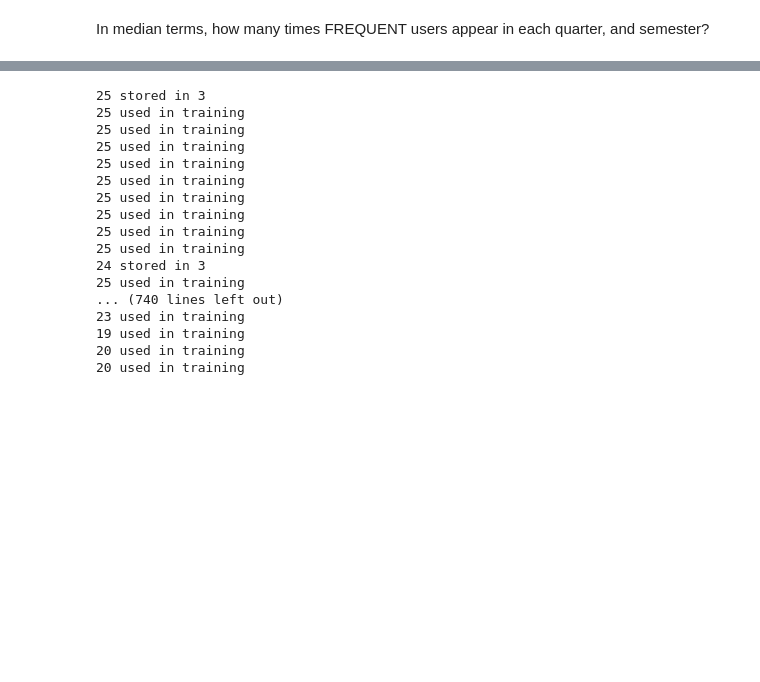
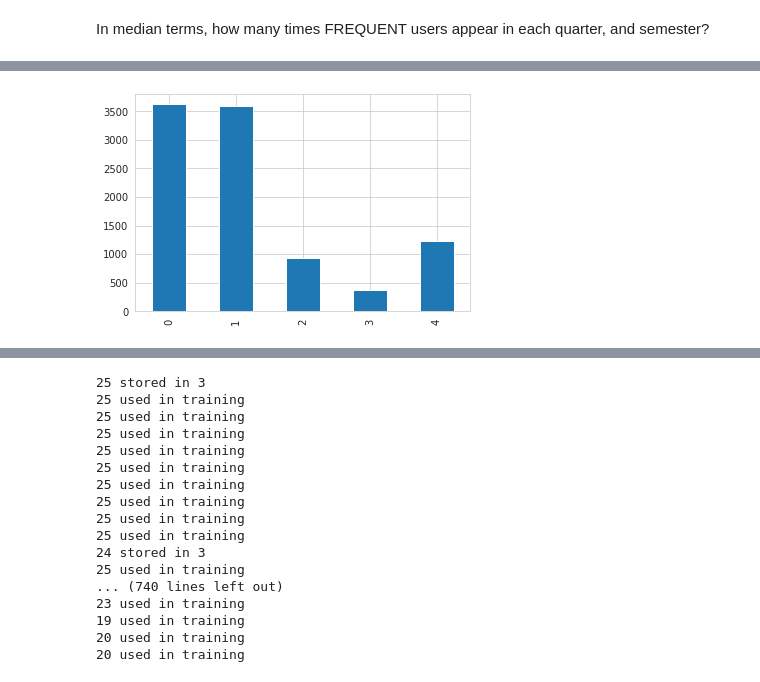
Before and after one commit to Key0412/streamRec-forgetting, a Jupyter notebook: notebooks/Avaliação de Dataset - Movielens.ipynb, the cells around one changed output, grey strips where cells are left out. Saved outputs shown, nothing was run; the diff lists cells and outputs as text; code cells hidden in the pictures; blank space fills up the shorter version.

```diff
--- a/notebooks/Avaliação de Datasets.ipynb
+++ b/notebooks/Avaliação de Dataset - Movielens.ipynb
@@ -336,0 +151,2 @@ user_semestre_interactions.loc[frequent_users_semestre];
+# %%
+user_bucket_interactions_df, dates_fixed_buckets_df = get_fixed_buckets_info(data, 'UserID', interval_start, interval_end)
@@ -336,0 +179,5 @@ user_semestre_interactions.loc[frequent_users_semestre];
+# %%
+# frequent users interactions per bucket
+plot_user_interactions_per_bucket(user_bucket_interactions_df, frequent_users_bucket)
+# %% [output]
+[figure, added]
```
Also changed, not shown: parts of 41 cells of this notebook, 11 other files.
